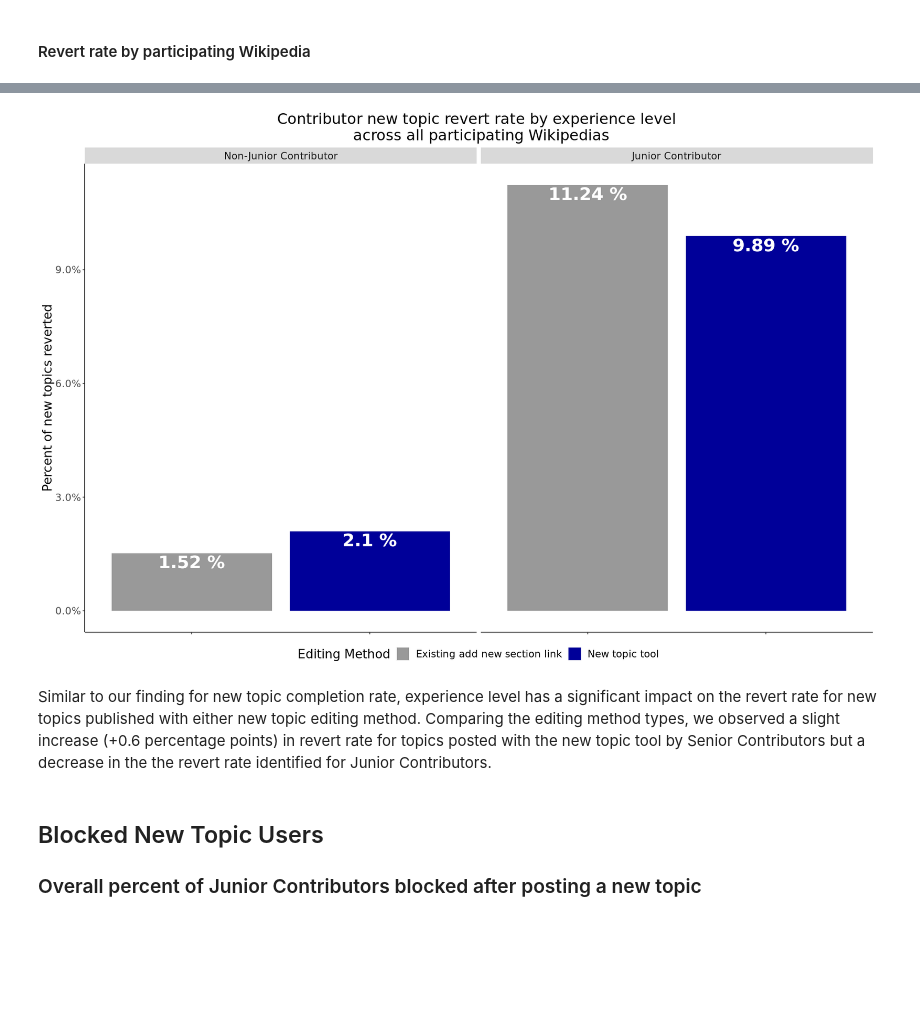
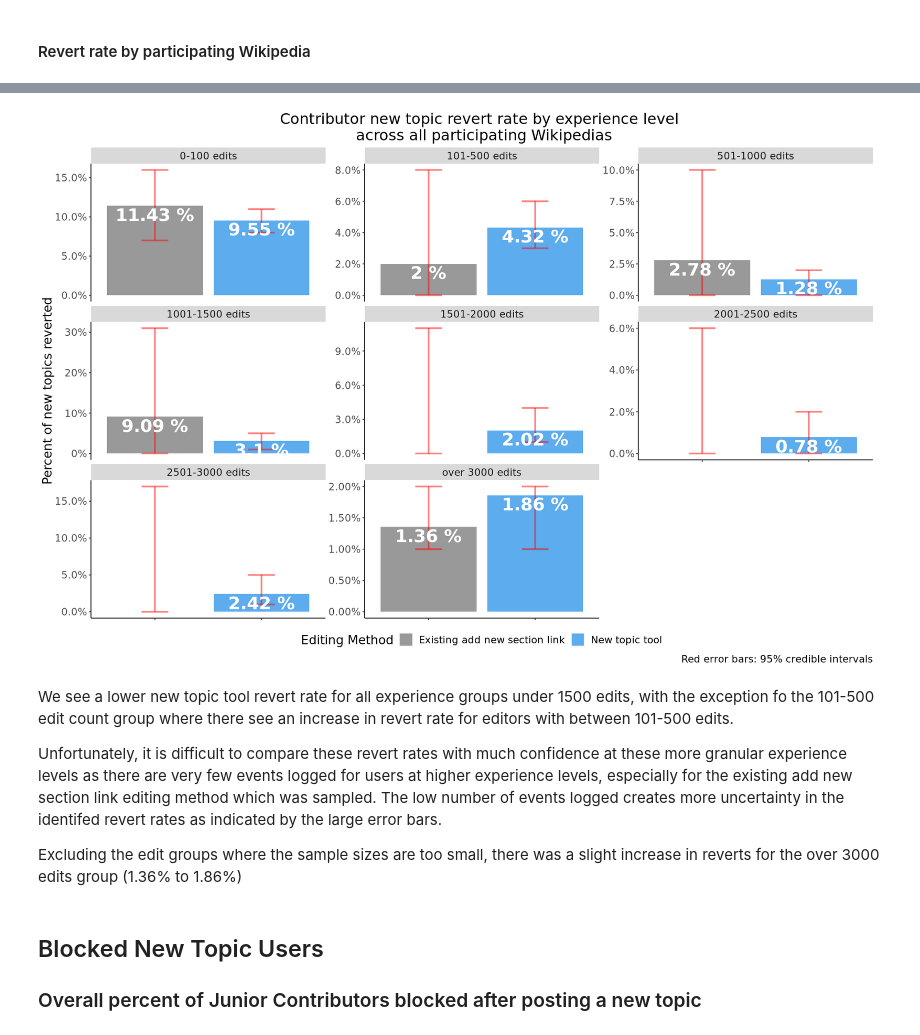
Before and after one commit to wikimedia-research/New-discussion-tool-analysis-2020, a Jupyter notebook: ab_test_logged_in.ipynb, the cells around one changed output, grey strips where cells are left out. Drawn from its saved outputs; the diff is of its cells as text; code cells hidden in the pictures; blank space fills up the shorter version.

```diff
--- a/ab_test_logged_in.ipynb
+++ b/ab_test_logged_in.ipynb
@@ -941,10 +1008,6 @@ new_topic_reverts$section_edit_type <-
     levels = c("non-new-topic-tool", "new-topic-tool"),
     labels = c("Existing add new section link", "New topic tool")
   )
-new_topic_reverts$experience_level <-
-  factor(new_topic_reverts$experience_level,
-         levels = c("non-junior", "junior"),
-         labels = c("Non-Junior Contributor", "Junior Contributor"))
 
 new_topic_reverts$is_reverted <-
   factor(new_topic_reverts$is_reverted,
@@ -1038,17 +1126,21 @@ IRdisplay::display_html(file = "new_topic_reverts_jc_all_table.html")
 # %%
 # Plot edit completion rates for each user on each wiki
+
+dodge <- position_dodge(width=0.9)
 
 p <- new_topic_reverts_jc_all %>%
     ggplot(aes(x= section_edit_type, y = total_reverts/ total_comments, fill = section_edit_type)) +
     geom_col(position = 'dodge') +
+    geom_errorbar(aes(ymin = lower, ymax = upper), color = 'red', size = 1, alpha = 0.5, position = dodge, width = 0.25) +
     geom_text(aes(label = paste(revert_rate), fontface=2), vjust=1.2, size = 8, color = "white") +
     scale_y_continuous(labels = scales::percent) +
     scale_x_discrete(labels = c("Existing add new section link", "New topic tool")) +
     labs (y = "Percent of new topics reverted ",
           x = "Editing Method",
           title = "Junior contributors new topic revert rate across \n all participating Wikipedias",
-         caption = "Revert rate defined as percent of published new topics reverted within 48 hours")  +
-    scale_fill_manual(values= c("#999999", "#000099"))  +
+         caption = "Revert rate defined as percent of published new topics reverted within 48 hours \n
+            Red error bars: 95% credible intervals")  +
+    scale_fill_manual(values= c("#999999", "steelblue2"))  +
     theme(
         panel.grid.minor = element_blank(),
         panel.background = element_blank(),
@@ -1134,9 +1241,21 @@ Some per participating Wikipedia trend highlights :
+# %%
+# divide experience level groups
+new_topic_reverts_exp <- new_topic_reverts %>%
+    mutate(experience_group = cut(as.numeric(experience_level),
+                                         breaks = c(0, 100, 500, 1000, 1500, 2000, 2500, 3000,
+                                                    Inf),
+                                         labels = c('0-100 edits', '101-500 edits', '501-1000 edits', '1001-1500 edits', '1501-2000 edits', '2001-2500 edits', '2501-3000 edits',
+                                                    'over 3000 edits'), include.lowest = TRUE))
 # %%
 # aggregate data based on editor and experience level
-new_topic_reverts_byexp <- new_topic_reverts %>%
-    group_by(experience_level, section_edit_type) %>%
+new_topic_reverts_byexp <- new_topic_reverts_exp %>%
+    group_by(experience_group, section_edit_type) %>%
     summarise(total_reverts = n_distinct(revision_id[is_reverted == "Reverted"]),
               total_comments = n_distinct(revision_id),
-              revert_rate =paste(round(total_reverts/total_comments * 100, 2), '%'), .groups = 'drop')
+              revert_rate =paste(round(total_reverts/total_comments * 100, 2), '%'), .groups = 'drop')   %>%
+    ungroup()  %>%
+    cbind(as.data.frame(binom:::binom.bayes(x = .$total_reverts, n = .$total_comments, conf.level = 0.95, tol = 1e-10))) %>%
+    mutate(lower = round(lower,2),
+           upper = round(upper, 2))
 # %%
 new_topic_reverts_byexp_table <- new_topic_reverts_byexp %>%
@@ -1185,30 +1325,37 @@ IRdisplay::display_html(file = "new_topic_reverts_byexp_table.html")
 # %%
 # plot reverts by experience
+
 p <- new_topic_reverts_byexp  %>%
   ggplot(aes(x= section_edit_type , y = total_reverts/total_comments, fill = section_edit_type)) +
   geom_col(position = 'dodge') +
+  geom_errorbar(aes(ymin = lower, ymax = upper), color = 'red', alpha = 0.5, size = 1, position = dodge, width = 0.25) +
   geom_text(aes(label = paste(revert_rate),fontface=2), vjust=1.2, size = 8, color = "white") +
   scale_y_continuous(labels = scales::percent) +
-  facet_grid(~ experience_level) +
+  facet_wrap(~ experience_group, scale = "free_y") +
   labs (y = "Percent of new topics reverted",
-        title = "Contributor new topic revert rate by experience level \n across all participating Wikipedias")  +
-    scale_fill_manual(values= c("#999999", "#000099"), name = "Editing Method", labels = c("Existing add new section link", "New topic tool"))  +
+        title = "Contributor new topic revert rate by experience level \n across all participating Wikipedias",
+       caption = "Red error bars: 95% credible intervals")  +
+    scale_fill_manual(values= c("#999999", "steelblue2"), name = "Editing Method", labels = c("Existing add new section link", "New topic tool"))  +
     theme(
         panel.grid.minor = element_blank(),
         panel.background = element_blank(),
         plot.title = element_text(hjust = 0.5),
         text = element_text(size=16),
         legend.position="bottom",
         axis.text.x = element_blank(),
         axis.title.x=element_blank(),
         axis.line = element_line(colour = "black"))
 p
 
 ggsave("Figures/new_topic_reverts_byexp.png", p, width = 16, height = 8, units = "in", dpi = 300)
 # %% [output]
-[figure, old version]
+[figure, new version]
-# %% [markdown]
-Similar to our finding for new topic completion rate, experience level has a significant impact on the revert rate for new topics published with either new topic editing method. Comparing the editing method types, we observed a slight increase (+0.6 percentage points) in revert rate for topics posted with the new topic tool by Senior Contributors but a decrease in the the revert rate identified for Junior Contributors.
+# %% [markdown]
+We see a lower new topic tool revert rate for all experience groups under 1500 edits, with the exception fo the 101-500 edit count group where there see an increase in revert rate for editors with between 101-500 edits.
+
+Unfortunately, it is difficult to compare these revert rates with much confidence at these more granular experience levels as there are very few events logged for users at higher experience levels, especially for the existing add new section link editing method which was sampled. The low number of events logged creates more uncertainty in the identifed revert rates as indicated by the large error bars.
+
+Excluding the edit groups where the sample sizes are too small, there was a slight increase in reverts for the over 3000 edits group (1.36% to 1.86%)
 # %% [markdown]
 ## Blocked New Topic Users
 ### Overall percent of Junior Contributors blocked after posting a new topic
```
Also changed, not shown: parts of 67 cells of this notebook, 13 other files.
